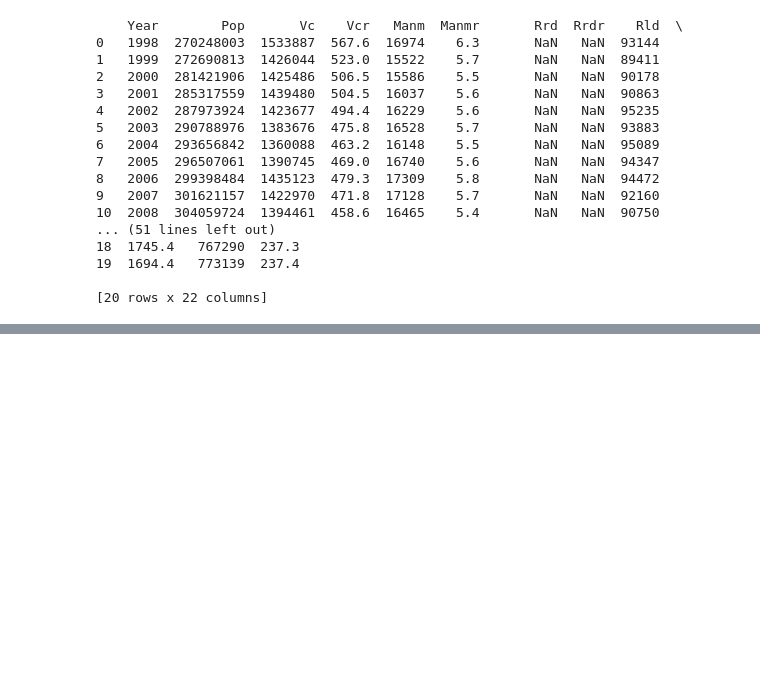
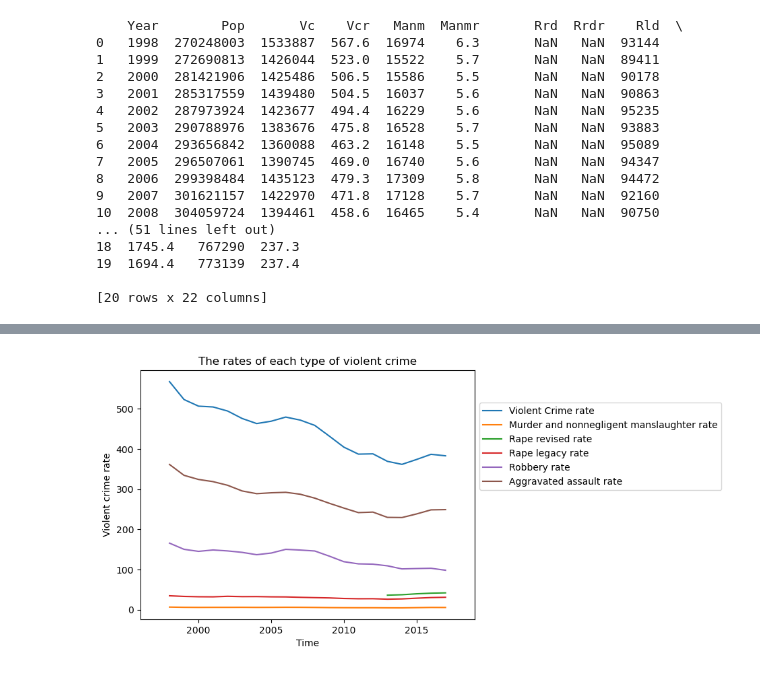
Before and after one commit to MARYAKINDE/Data_Analysis_Python, a Jupyter notebook: Gun Data.ipynb, the cells around one changed output, grey strips where cells are left out. Drawn from its saved outputs; the diff is of its cells as text; code cells hidden in the pictures; blank space fills up the shorter version.

```diff
--- a/Gun Data.ipynb
+++ b/Gun Data.ipynb
@@ -48,0 +61,17 @@ print(crimedata)
+# %%
+# b. Make a plot with separate lines for the rate of each type of violent crime and also the total rate of violent crimes.
+
+#multiple lines on plot
+vc = crimedata.plot(x='Year', y=['Vcr', 'Manmr', 'Rrdr', 'Rldr', 'Robr', 'Aar'])
+vc.set_xlabel('Time')
+vc.set_ylabel('Violent crime rate')
+vc.set_title('The rates of each type of violent crime')
+
+vc.legend(labels=['Violent Crime rate', 'Murder and nonnegligent manslaughter rate',
+                  'Rape revised rate', 'Rape legacy rate', 'Robbery rate', 'Aggravated assault rate'],
+          loc='lower left', bbox_to_anchor=(1, 0.5))  # Move the legend outside the plot
+plt.xlim([1996, 2019])
+
+plt.show()
+# %% [output]
+[figure, added]
```
Also changed, not shown: parts of 2 cells of this notebook.
